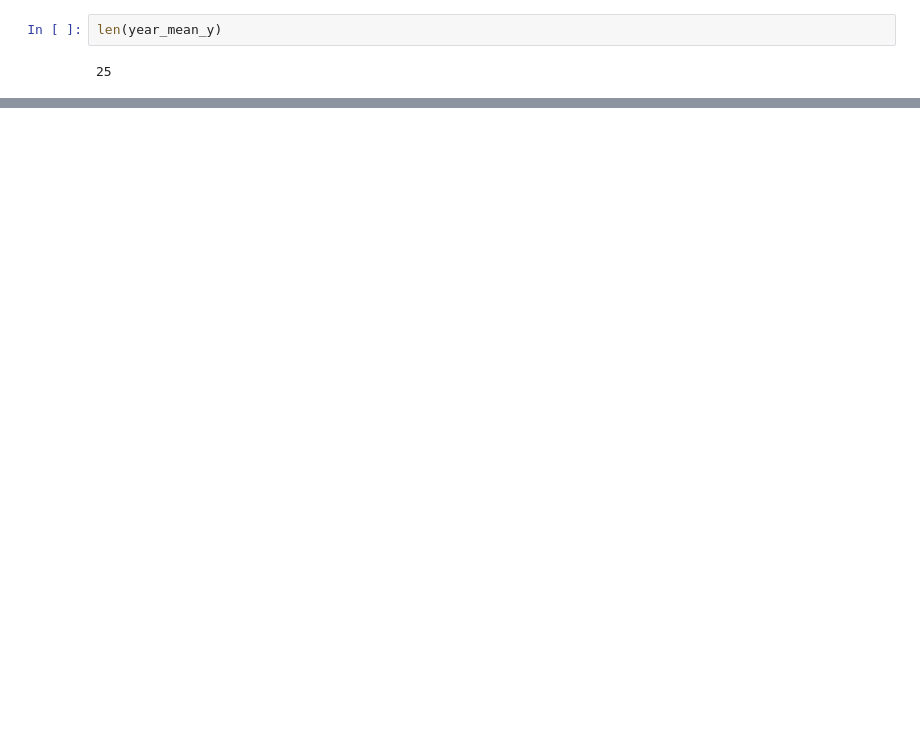
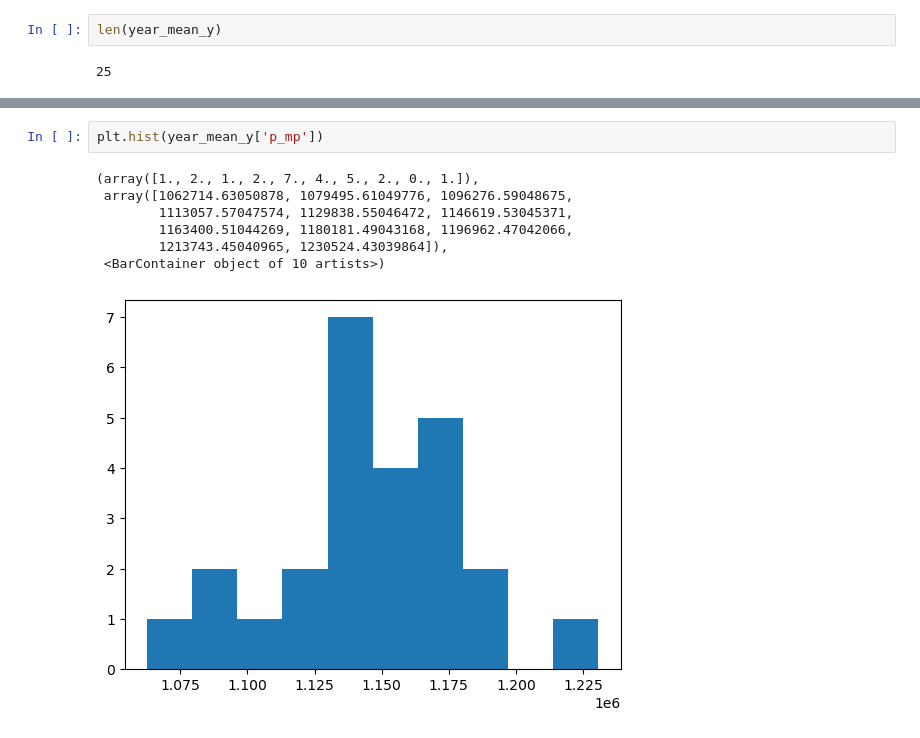
Before and after one commit to naokic3/solar_projectN, a Jupyter notebook: proof of concept/fresno_historical_pvlib.ipynb, the cells around one changed output, grey strips where cells are left out. Cells and saved outputs as stored; diff of their text form; blank space fills up the shorter version.

```diff
--- a/proof of concept/fresno_historical_pvlib.ipynb
+++ b/proof of concept/fresno_historical_pvlib.ipynb
@@ -276,0 +244,10 @@ np.float64(28860893.850660402)
+# %%
+plt.hist(year_mean_y['p_mp'])
+# %% [output]
+(array([1., 2., 1., 2., 7., 4., 5., 2., 0., 1.]),
+ array([1062714.63050878, 1079495.61049776, 1096276.59048675,
+        1113057.57047574, 1129838.55046472, 1146619.53045371,
+        1163400.51044269, 1180181.49043168, 1196962.47042066,
+        1213743.45040965, 1230524.43039864]),
+ <BarContainer object of 10 artists>)
+[figure, added]
```
Also changed, not shown: parts of 16 cells of this notebook.
